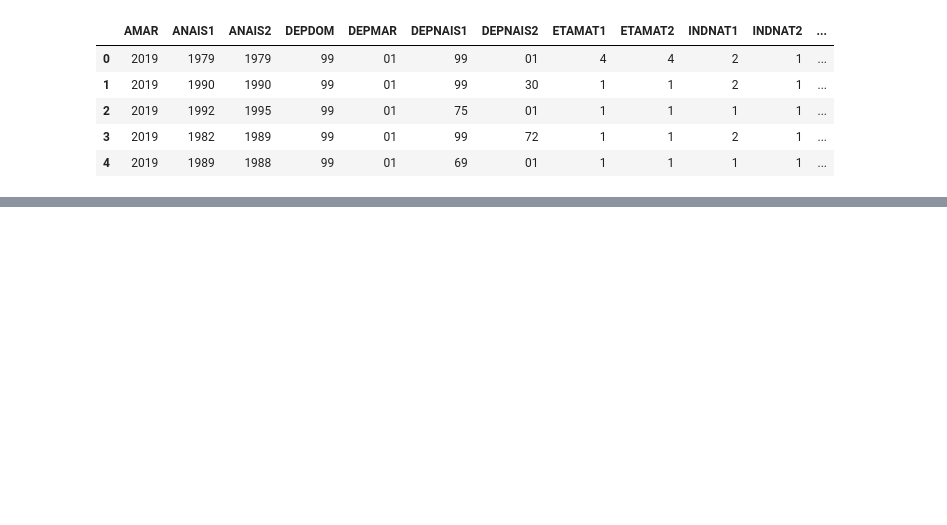
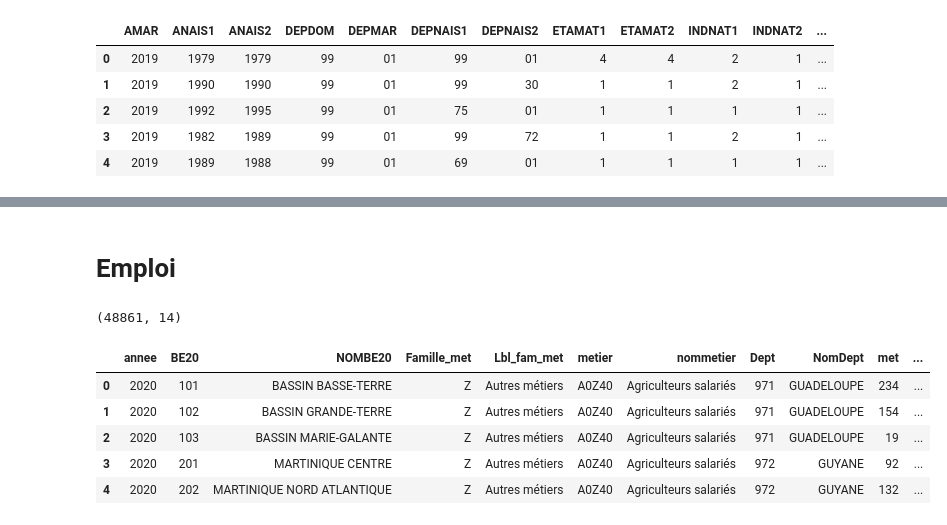
Before and after one commit to 3shadesblacker/MSPR02-Big-Data, a Jupyter notebook: traitement elections.ipynb, the cells around one changed output, grey strips where cells are left out. Saved outputs shown, nothing was run; the diff lists cells and outputs as text; code cells hidden in the pictures; blank space fills up the shorter version.

Commit message:
emplois

```diff
--- a/traitement elections.ipynb
+++ b/traitement elections.ipynb
@@ -364,0 +361,14 @@ dtype: float64
+# %% [markdown]
+# Emploi
+# %%
+emploi20 = pd.read_excel('emploi/besoin_mo/Donnees_consolidees_2020/ResMetBE20.xlsx')
+print(emploi20.shape)
+emploi20.head()
+# %% [output]
+(48861, 14)
+|  | annee | BE20 | NOMBE20 | Famille_met | Lbl_fam_met | metier | nommetier | Dept | NomDept | met | ... |
+| 0 | 2020 | 101 | BASSIN BASSE-TERRE | Z | Autres métiers | A0Z40 | Agriculteurs salariés | 971 | GUADELOUPE | 234 | ... |
+| 1 | 2020 | 102 | BASSIN GRANDE-TERRE | Z | Autres métiers | A0Z40 | Agriculteurs salariés | 971 | GUADELOUPE | 154 | ... |
+| 2 | 2020 | 103 | BASSIN MARIE-GALANTE | Z | Autres métiers | A0Z40 | Agriculteurs salariés | 971 | GUADELOUPE | 19 | ... |
+| 3 | 2020 | 201 | MARTINIQUE CENTRE | Z | Autres métiers | A0Z40 | Agriculteurs salariés | 972 | GUYANE | 92 | ... |
+| 4 | 2020 | 202 | MARTINIQUE NORD ATLANTIQUE | Z | Autres métiers | A0Z40 | Agriculteurs salariés | 972 | GUYANE | 132 | ... |
```
Also changed, not shown: parts of 10 cells of this notebook, 5 other files.
